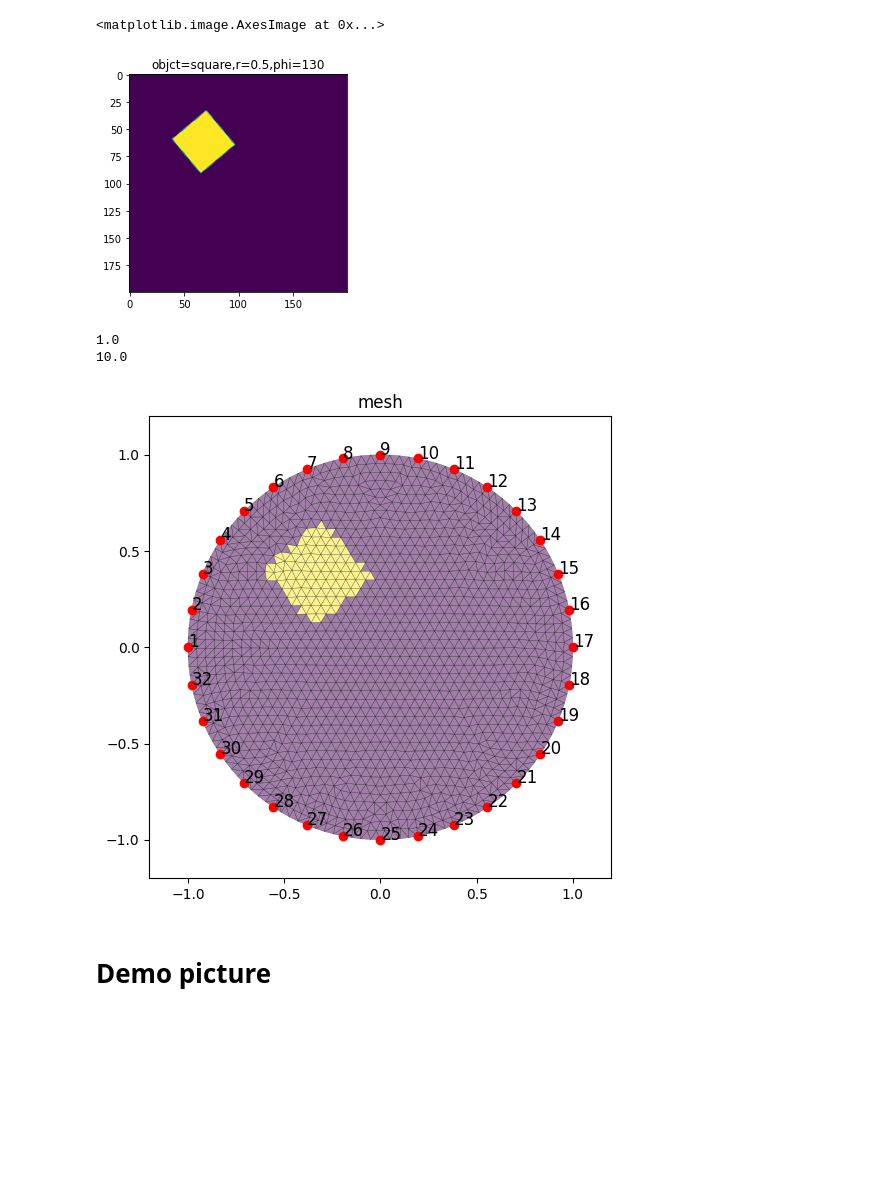
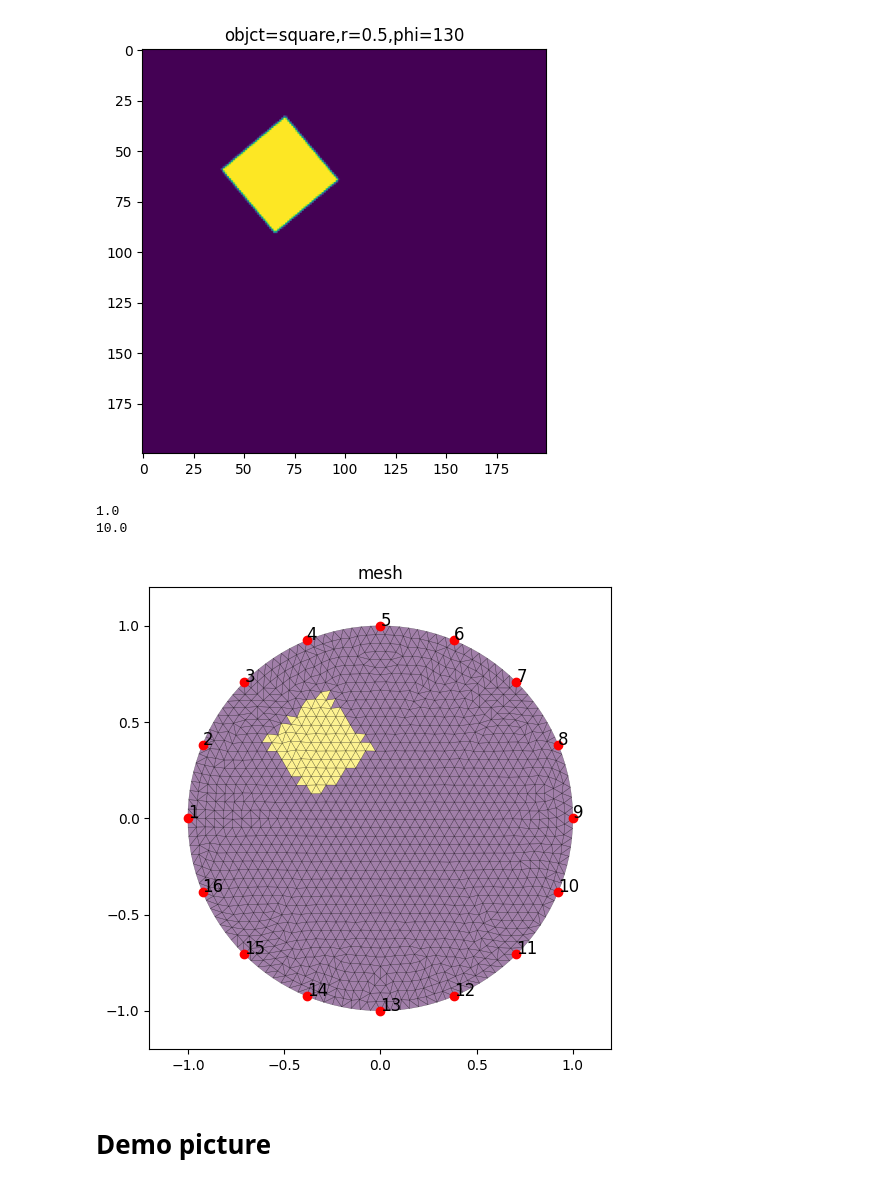
Before and after one commit to JacobTh98/pyEIT_image_wrapper, a Jupyter notebook: dev.ipynb, the cells around one changed output. Cells and saved outputs as stored; diff of their text form; code cells hidden in the pictures; blank space fills up the shorter version.

```diff
--- a/dev.ipynb
+++ b/dev.ipynb
@@ -9,21 +10,28 @@ from pyEIT_image_wrapper import *
+# %%
+save_img = True
 # %%
-IMG = geometry_to_img_wrot(objct='square', r=0.5, phi=130, d=0.2)
+IMG = geometry_to_img_wrot(objct="square", r=0.5, phi=130, d=0.2)
 plt.title("objct=square,r=0.5,phi=130")
 plt.imshow(IMG)
+if save_img:
+    plt.savefig("images/geometry_to_img_1.png", dpi=300)
+plt.tight_layout()
+plt.show()
 # %% [output]
-<matplotlib.image.AxesImage at 0x...>
-[figure, old version]
+[figure, new version]
 # %%
-n_el = 32
+n_el = 16
 el_pos = np.arange(n_el)
-mesh_obj = groundtruth_IMG_based(IMG, n_el, perm_empty_gnd=1, perm_obj=10)
-plot_mesh(mesh_obj, el_pos)
-print(np.min(mesh_obj['perm']))
-print(np.max(mesh_obj['perm']))
+mesh_obj = groundtruth_IMG_based(IMG, n_el, perm_empty_gnd=1, perm_obj=10, h0=0.05)
+plot_mesh(mesh_obj)
+if save_img:
+    plt.savefig("images/groundtruth_IMG_based_1.png", dpi=300)
+print(np.min(mesh_obj.perm))
+print(np.max(mesh_obj.perm))
 # %% [output]
 1.0
 10.0
-[figure, old version]
+[figure, new version]
 # %% [markdown]
 # Demo picture
 # %%
```
Also changed, not shown: parts of 5 cells of this notebook, 6 other files.
